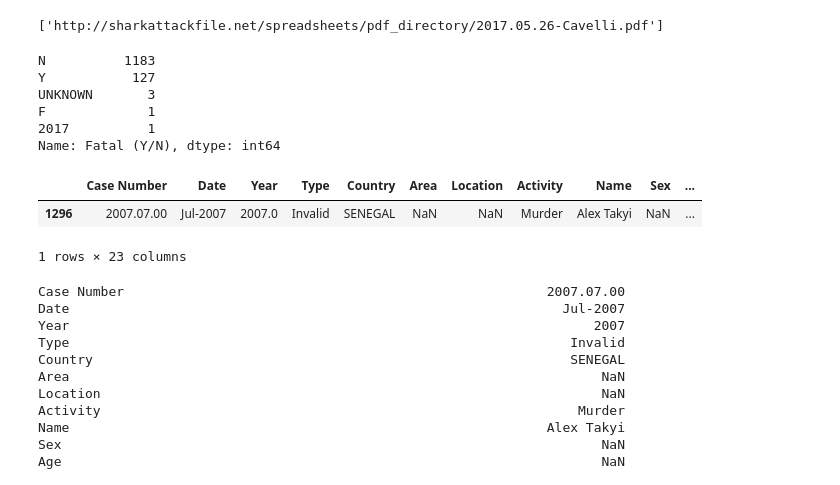
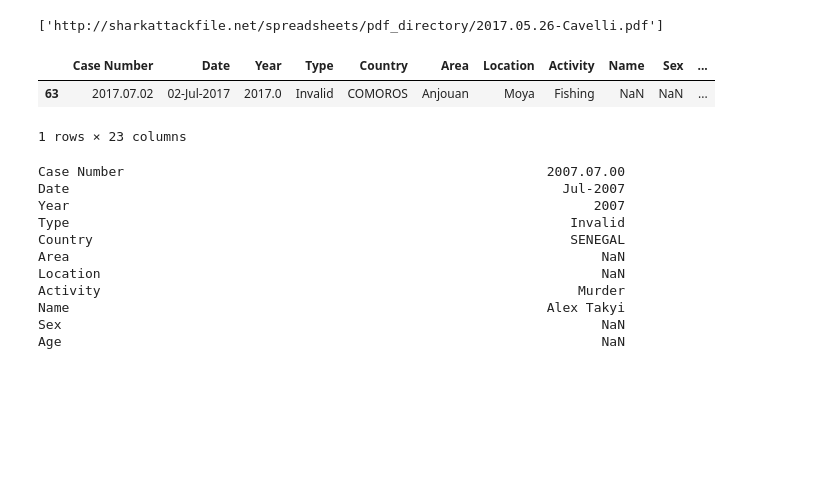
Before and after one commit to nmolivo/shark-attack-capstone, a Jupyter notebook: 00_Datamunging/sharks-EDA.ipynb, the cells around one changed output. Saved outputs shown, nothing was run; the diff lists cells and outputs as text; code cells hidden in the pictures; blank space fills up the shorter version.

```diff
--- a/00_Datamunging/sharks-EDA.ipynb
+++ b/00_Datamunging/sharks-EDA.ipynb
@@ -231,22 +231,13 @@ Name: Activity, dtype: int64
 list(insta[insta['Activity']=="Photo shoot"]['href formula'])
 # %% [output]
 ['http://sharkattackfile.net/spreadsheets/pdf_directory/2017.05.26-Cavelli.pdf']
-# %%
-new_df['Fatal (Y/N)'].value_counts()
-# %% [output]
-N          1183
-Y           127
-UNKNOWN       3
-F             1
-2017          1
-Name: Fatal (Y/N), dtype: int64
 # %%
 new_df['Fatal (Y/N)'] = new_df['Fatal (Y/N)'].astype(str)
 # %%
-new_df[new_df['Fatal (Y/N)'].str.contains("UNKNOWN")]
+new_df[new_df['Fatal (Y/N)'].str.contains("F")]
 # %% [output]
 |  | Case Number | Date | Year | Type | Country | Area | Location | Activity | Name | Sex | ... |
-| 1296 | 2007.07.00 | Jul-2007 | 2007.0 | Invalid | SENEGAL | NaN | NaN | Murder | Alex Takyi | NaN | ... |
+| 63 | 2017.07.02 | 02-Jul-2017 | 2017.0 | Invalid | COMOROS | Anjouan | Moya | Fishing | NaN | NaN | ... |
 1 rows × 23 columns
 # %%
 new_df.iloc[1296]
```
Also changed, not shown: parts of 24 cells of this notebook, 7 other files.
